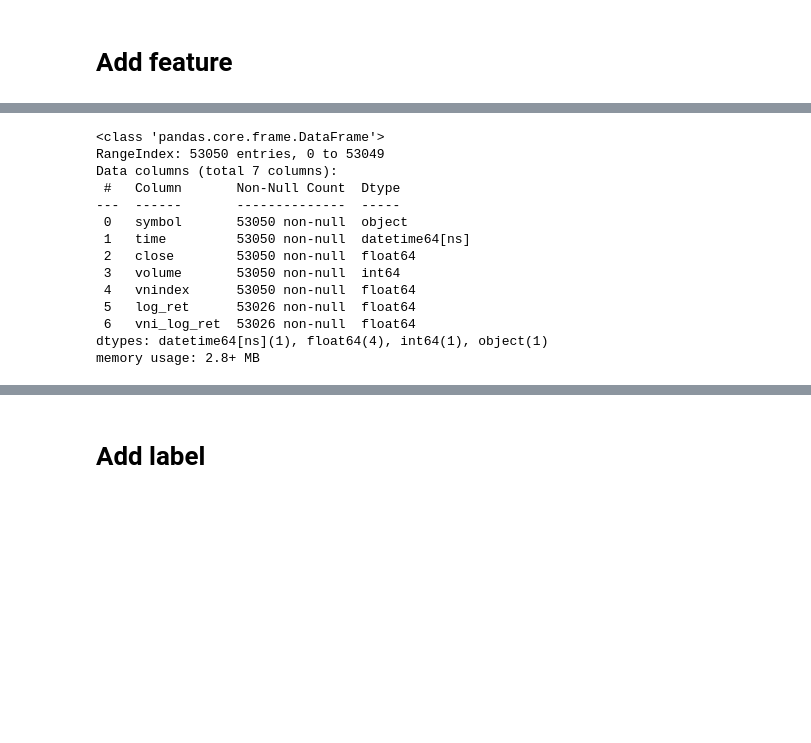
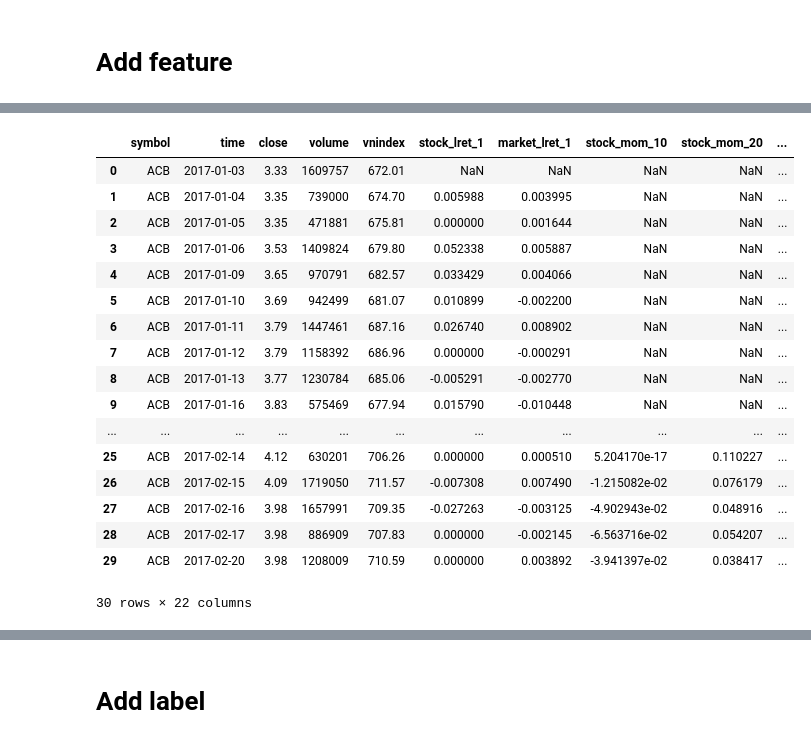
Before and after one commit to manhtdxxx/stock-return-prediction, a Jupyter notebook: lstm.ipynb, the cells around one changed output, grey strips where cells are left out. Saved outputs shown, nothing was run; the diff lists cells and outputs as text; code cells hidden in the pictures; blank space fills up the shorter version.

```diff
--- a/lstm.ipynb
+++ b/lstm.ipynb
@@ -6,7 +8,7 @@ from tensorflow.keras.models import Sequential
 from tensorflow.keras.layers import LSTM, Dense, Dropout
 from tensorflow.keras.callbacks import EarlyStopping
 # %%
-df = pd.read_csv("./vn30_filtered.csv")
+df = pd.read_csv("./data/vn30_filtered.csv")
 df
 # %% [output]
 |  | symbol | time | close | volume | vnindex |
@@ -59,17 +64,0 @@ df2
-# %%
-df2.info()
-# %% [output]
-<class 'pandas.core.frame.DataFrame'>
-RangeIndex: 53050 entries, 0 to 53049
-Data columns (total 7 columns):
- #   Column       Non-Null Count  Dtype
----  ------       --------------  -----
- 0   symbol       53050 non-null  object
- 1   time         53050 non-null  datetime64[ns]
- 2   close        53050 non-null  float64
- 3   volume       53050 non-null  int64
- 4   vnindex      53050 non-null  float64
- 5   log_ret      53026 non-null  float64
- 6   vni_log_ret  53026 non-null  float64
-dtypes: datetime64[ns](1), float64(4), int64(1), object(1)
-memory usage: 2.8+ MB
@@ -75,0 +115,51 @@ memory usage: 2.8+ MB
+# %%
+def compute_beta(
+    df=None,
+    stock_col="stock_lret_1",
+    market_col="market_lret_1",
+    windows=[20, 60, 120],
+    group_col="symbol",
+    time_col="time"
+):
+    df = df.copy()
+
+    df[time_col] = pd.to_datetime(df[time_col])
+
+    df = df.sort_values(by=[group_col, time_col])
+
+    for window in windows:
+        beta_col = f"beta_{window}"
+
+        df[beta_col] = (
+            df.groupby(group_col).apply(
+                lambda x: x[stock_col].rolling(window).cov(x[market_col]) / x[market_col].rolling(window).var()
+            ).reset_index(level=0, drop=True)
+        )
+
+    return df
+# %%
+df2 = compute_log_return(df)
+df3 = compute_momentum(df2)
+df4 = compute_volatility(df3)
+df5 = compute_beta(df4)
+
+df5.head(30)
+# %% [output]
+|  | symbol | time | close | volume | vnindex | stock_lret_1 | market_lret_1 | stock_mom_10 | stock_mom_20 | ... |
+| 0 | ACB | 2017-01-03 | 3.33 | 1609757 | 672.01 | NaN | NaN | NaN | NaN | ... |
+| 1 | ACB | 2017-01-04 | 3.35 | 739000 | 674.70 | 0.005988 | 0.003995 | NaN | NaN | ... |
+| 2 | ACB | 2017-01-05 | 3.35 | 471881 | 675.81 | 0.000000 | 0.001644 | NaN | NaN | ... |
+| 3 | ACB | 2017-01-06 | 3.53 | 1409824 | 679.80 | 0.052338 | 0.005887 | NaN | NaN | ... |
+| 4 | ACB | 2017-01-09 | 3.65 | 970791 | 682.57 | 0.033429 | 0.004066 | NaN | NaN | ... |
+| 5 | ACB | 2017-01-10 | 3.69 | 942499 | 681.07 | 0.010899 | -0.002200 | NaN | NaN | ... |
+| 6 | ACB | 2017-01-11 | 3.79 | 1447461 | 687.16 | 0.026740 | 0.008902 | NaN | NaN | ... |
+| 7 | ACB | 2017-01-12 | 3.79 | 1158392 | 686.96 | 0.000000 | -0.000291 | NaN | NaN | ... |
+| 8 | ACB | 2017-01-13 | 3.77 | 1230784 | 685.06 | -0.005291 | -0.002770 | NaN | NaN | ... |
+| 9 | ACB | 2017-01-16 | 3.83 | 575469 | 677.94 | 0.015790 | -0.010448 | NaN | NaN | ... |
+| ... | ... | ... | ... | ... | ... | ... | ... | ... | ... | ... |
+| 25 | ACB | 2017-02-14 | 4.12 | 630201 | 706.26 | 0.000000 | 0.000510 | 5.204170e-17 | 0.110227 | ... |
+| 26 | ACB | 2017-02-15 | 4.09 | 1719050 | 711.57 | -0.007308 | 0.007490 | -1.215082e-02 | 0.076179 | ... |
+| 27 | ACB | 2017-02-16 | 3.98 | 1657991 | 709.35 | -0.027263 | -0.003125 | -4.902943e-02 | 0.048916 | ... |
+| 28 | ACB | 2017-02-17 | 3.98 | 886909 | 707.83 | 0.000000 | -0.002145 | -6.563716e-02 | 0.054207 | ... |
+| 29 | ACB | 2017-02-20 | 3.98 | 1208009 | 710.59 | 0.000000 | 0.003892 | -3.941397e-02 | 0.038417 | ... |
+30 rows × 22 columns
```
Also changed, not shown: parts of 17 cells of this notebook, 6 other files.
